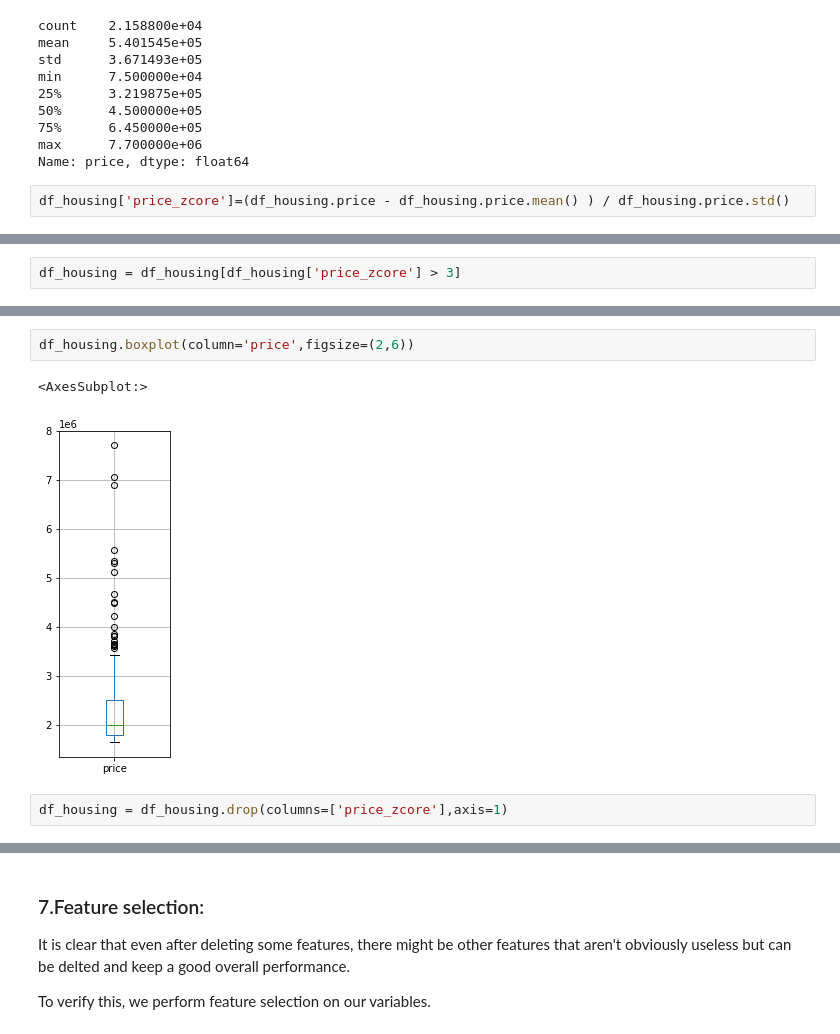
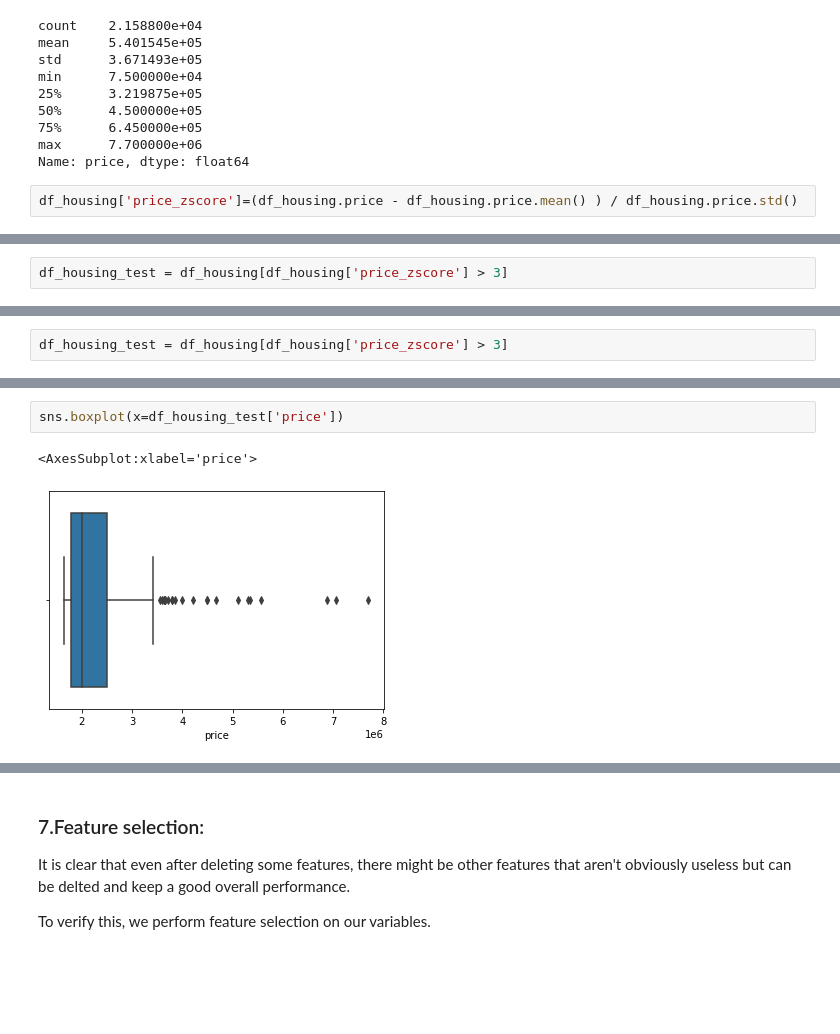
Before and after one commit to kawaremu/CodeLabsAcademy, a Jupyter notebook: Unit 2/Project 2/Data Analytics Project.ipynb, the cells around one changed output, grey strips where cells are left out. Drawn from its saved outputs; the diff is of its cells as text; blank space fills up the shorter version.

```diff
--- a/Unit 2/Project 2/Data Analytics Project.ipynb
+++ b/Unit 2/Project 2/Data Analytics Project.ipynb
@@ -313,5 +325,5 @@ min      7.500000e+04
 max      7.700000e+06
 Name: price, dtype: float64
 # %%
-df_housing['price_zcore']=(df_housing.price - df_housing.price.mean() ) / df_housing.price.std()
+df_housing['price_zscore']=(df_housing.price - df_housing.price.mean() ) / df_housing.price.std()
 # %%
@@ -326,2 +333,2 @@ df_housing.head()
 # %%
-df_housing = df_housing[df_housing['price_zcore'] > 3]
+df_housing_test = df_housing[df_housing['price_zscore'] > 3]
@@ -328 +344,3 @@ df_housing = df_housing[df_housing['price_zcore'] > 3]
+# %%
+df_housing_test = df_housing[df_housing['price_zscore'] > 3]
 # %%
@@ -337,10 +355,8 @@ min      1.646000e+06
 75%      2.500000e+06
 max      7.700000e+06
 Name: price, dtype: float64
-# %%
-df_housing.boxplot(column='price',figsize=(2,6))
-# %% [output]
-<AxesSubplot:>
-[figure, removed]
-# %%
-df_housing = df_housing.drop(columns=['price_zcore'],axis=1)
+# %%
+sns.boxplot(x=df_housing_test['price'])
+# %% [output]
+<AxesSubplot:xlabel='price'>
+[figure, added]
```
Also changed, not shown: parts of 17 cells of this notebook, 2 other files.
